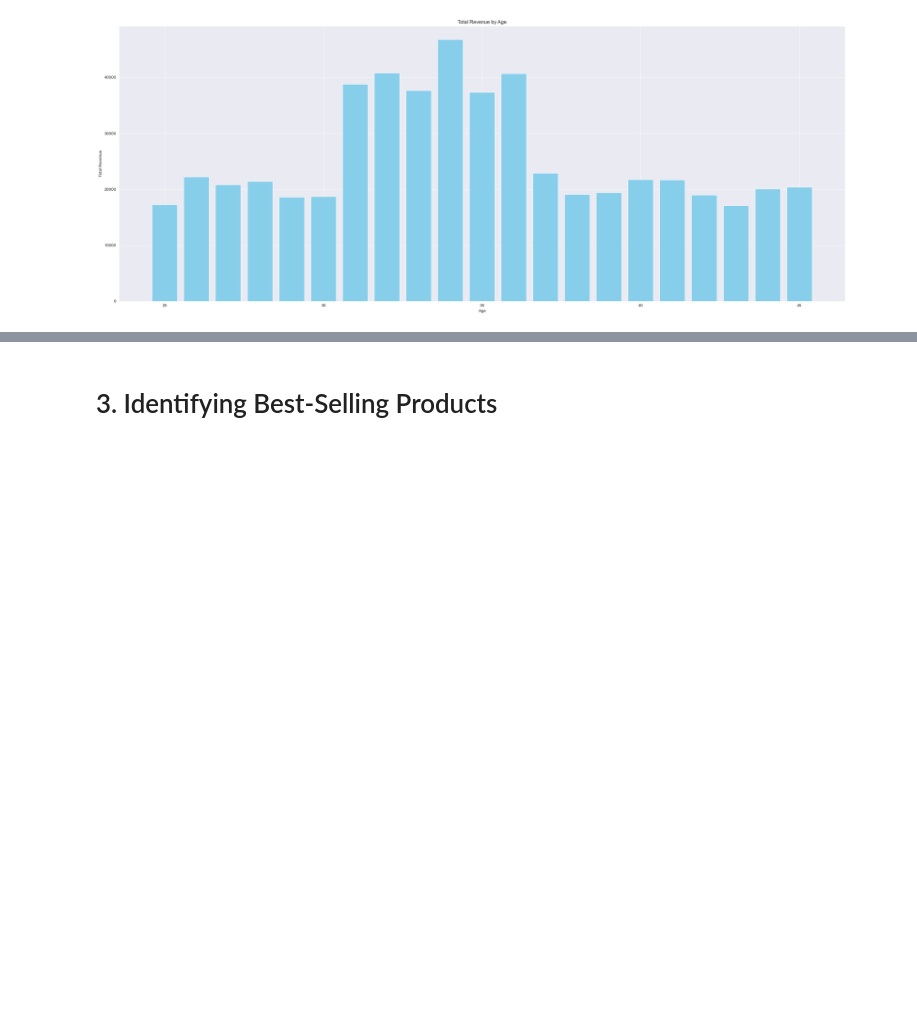
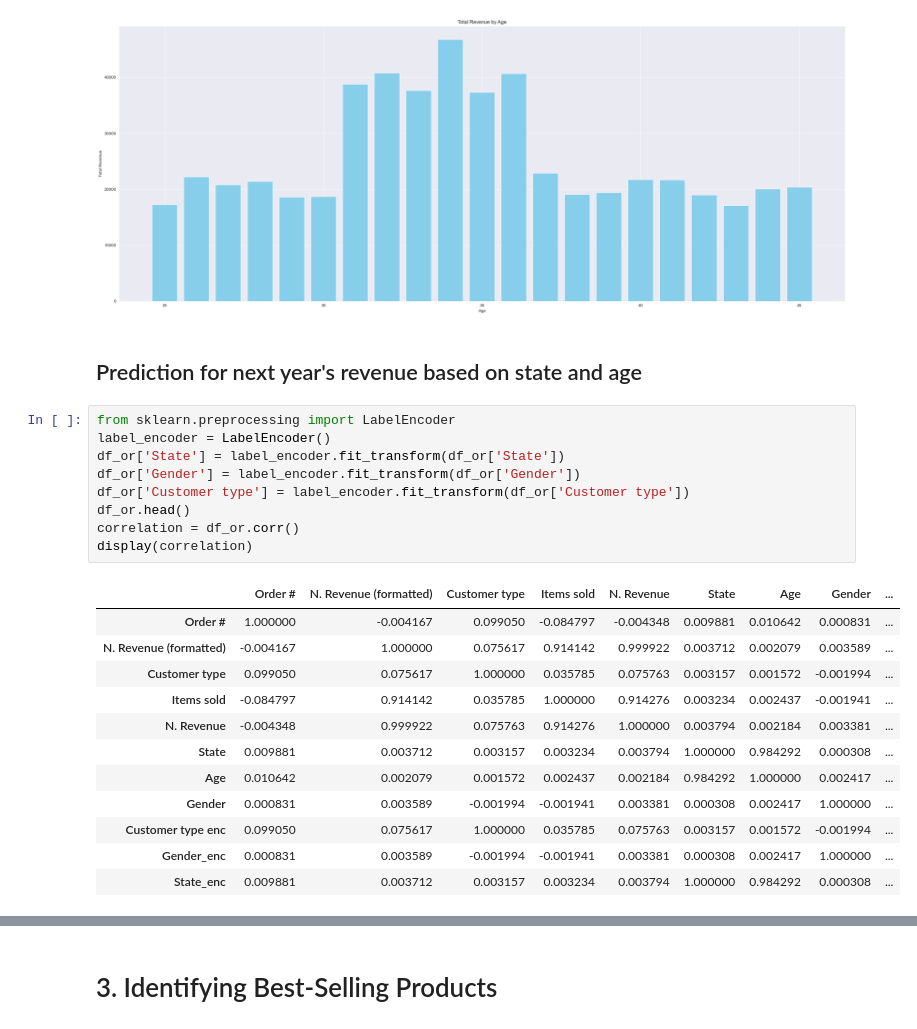
Before and after one commit to sanchick02/AlhaAlfa, a Jupyter notebook: AlhaAlfa_main(1).ipynb, the cells around one changed output, grey strips where cells are left out. Saved outputs shown, nothing was run; the diff lists cells and outputs as text; blank space fills up the shorter version.

```diff
--- a/AlhaAlfa_main(1).ipynb
+++ b/AlhaAlfa_main(1).ipynb
@@ -612,3 +612,27 @@ plt.tight_layout()
 plt.show()
 # %% [output]
 [figure]
+# %% [markdown]
+## Prediction for next year's revenue based on state and age
+# %%
+from sklearn.preprocessing import LabelEncoder
+label_encoder = LabelEncoder()
+df_or['State'] = label_encoder.fit_transform(df_or['State'])
+df_or['Gender'] = label_encoder.fit_transform(df_or['Gender'])
+df_or['Customer type'] = label_encoder.fit_transform(df_or['Customer type'])
+df_or.head()
+correlation = df_or.corr()
+display(correlation)
+# %% [output]
+|  | Order # | N. Revenue (formatted) | Customer type | Items sold | N. Revenue | State | Age | Gender | ... |
+| Order # | 1.000000 | -0.004167 | 0.099050 | -0.084797 | -0.004348 | 0.009881 | 0.010642 | 0.000831 | ... |
+| N. Revenue (formatted) | -0.004167 | 1.000000 | 0.075617 | 0.914142 | 0.999922 | 0.003712 | 0.002079 | 0.003589 | ... |
+| Customer type | 0.099050 | 0.075617 | 1.000000 | 0.035785 | 0.075763 | 0.003157 | 0.001572 | -0.001994 | ... |
+| Items sold | -0.084797 | 0.914142 | 0.035785 | 1.000000 | 0.914276 | 0.003234 | 0.002437 | -0.001941 | ... |
+| N. Revenue | -0.004348 | 0.999922 | 0.075763 | 0.914276 | 1.000000 | 0.003794 | 0.002184 | 0.003381 | ... |
+| State | 0.009881 | 0.003712 | 0.003157 | 0.003234 | 0.003794 | 1.000000 | 0.984292 | 0.000308 | ... |
+| Age | 0.010642 | 0.002079 | 0.001572 | 0.002437 | 0.002184 | 0.984292 | 1.000000 | 0.002417 | ... |
+| Gender | 0.000831 | 0.003589 | -0.001994 | -0.001941 | 0.003381 | 0.000308 | 0.002417 | 1.000000 | ... |
+| Customer type enc | 0.099050 | 0.075617 | 1.000000 | 0.035785 | 0.075763 | 0.003157 | 0.001572 | -0.001994 | ... |
+| Gender_enc | 0.000831 | 0.003589 | -0.001994 | -0.001941 | 0.003381 | 0.000308 | 0.002417 | 1.000000 | ... |
+| State_enc | 0.009881 | 0.003712 | 0.003157 | 0.003234 | 0.003794 | 1.000000 | 0.984292 | 0.000308 | ... |
```
Also changed, not shown: parts of 23 cells of this notebook, 1 other file.
